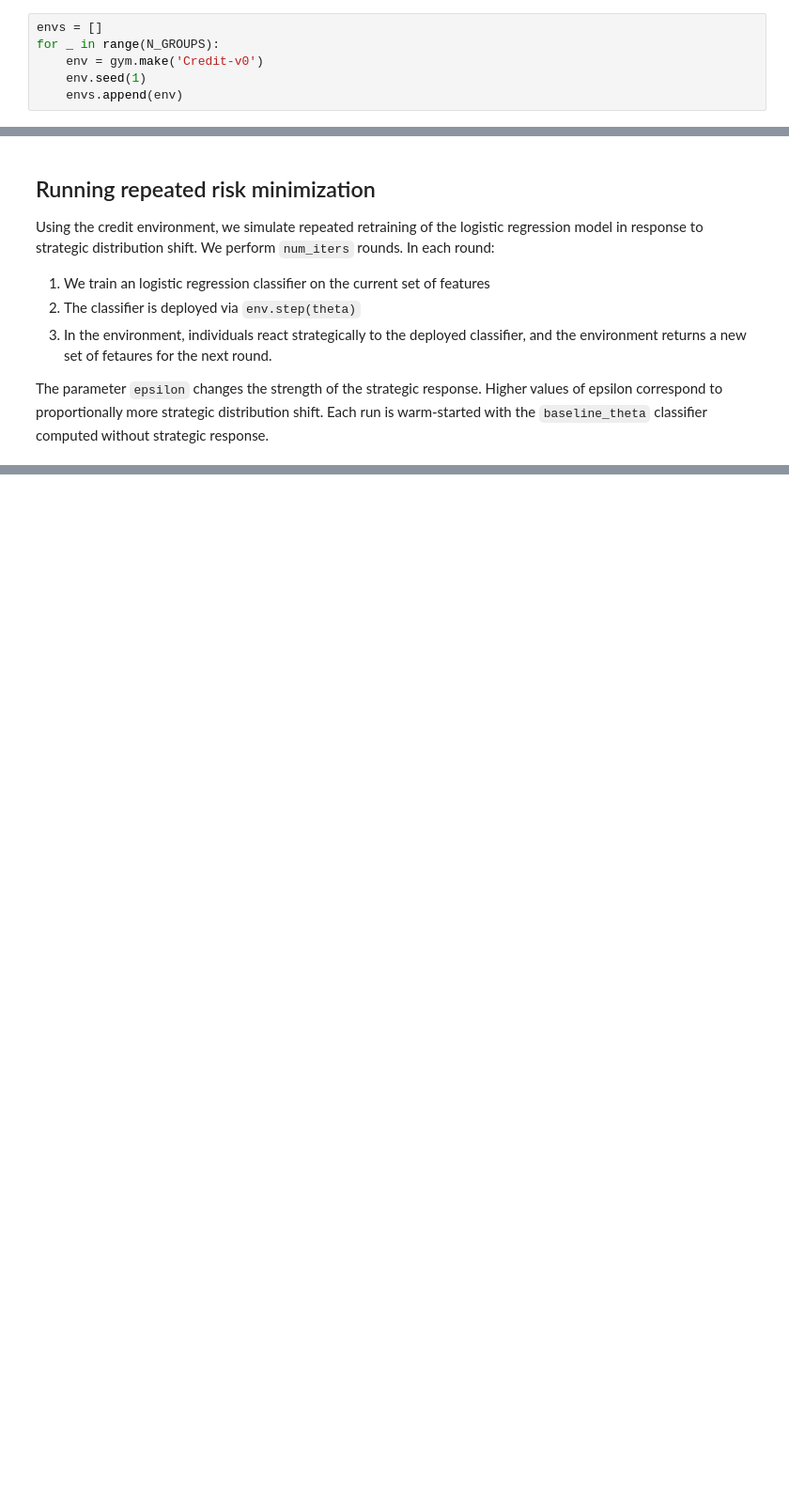
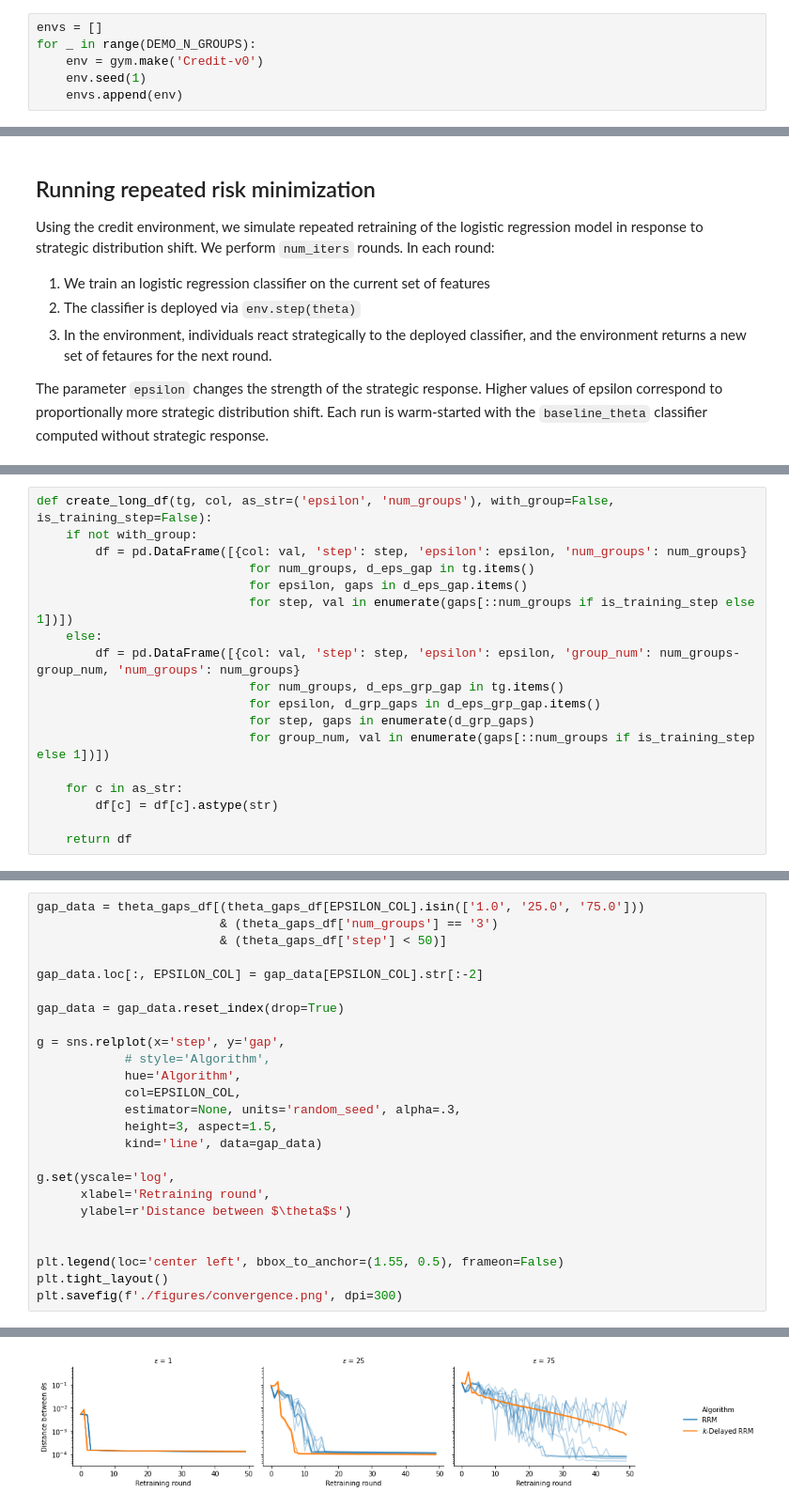
Before and after one commit to shlomihod/performative-prediction-stateful-world, a Jupyter notebook: performative_prediction-groups-respond-slowly.ipynb, the cells around one changed output, grey strips where cells are left out. Shown at 94% size. Saved outputs shown, nothing was run; the diff lists cells and outputs as text; blank space fills up the shorter version.

```diff
--- a/performative_prediction-groups-respond-slowly.ipynb
+++ b/performative_prediction-groups-respond-slowly.ipynb
@@ -24,7 +38,7 @@ N_GROUPS = 3
 We use the [credit simulator](https://whynot.readthedocs.io/en/latest/simulators.html#credit-simulator), which is a strategic classification simulator based on the Kaggle [*Give Me Some Credit* dataset](https://www.kaggle.com/c/GiveMeSomeCredit).
 # %%
 envs = []
-for _ in range(N_GROUPS):
+for _ in range(DEMO_N_GROUPS):
     env = gym.make('Credit-v0')
     env.seed(1)
     envs.append(env)
@@ -215,0 +327,18 @@ plot_acf(np.array(theta_gaps[3]));
+# %%
+def create_long_df(tg, col, as_str=('epsilon', 'num_groups'), with_group=False, is_training_step=False):
+    if not with_group:
+        df = pd.DataFrame([{col: val, 'step': step, 'epsilon': epsilon, 'num_groups': num_groups}
+                             for num_groups, d_eps_gap in tg.items()
+                             for epsilon, gaps in d_eps_gap.items()
+                             for step, val in enumerate(gaps[::num_groups if is_training_step else 1])])
+    else:
+        df = pd.DataFrame([{col: val, 'step': step, 'epsilon': epsilon, 'group_num': num_groups-group_num, 'num_groups': num_groups}
+                             for num_groups, d_eps_grp_gap in tg.items()
+                             for epsilon, d_grp_gaps in d_eps_grp_gap.items()
+                             for step, gaps in enumerate(d_grp_gaps)
+                             for group_num, val in enumerate(gaps[::num_groups if is_training_step else 1])])
+
+    for c in as_str:
+        df[c] = df[c].astype(str)
+
+    return df
@@ -215,0 +398,26 @@ plot_acf(np.array(theta_gaps[3]));
+# %%
+gap_data = theta_gaps_df[(theta_gaps_df[EPSILON_COL].isin(['1.0', '25.0', '75.0']))
+                         & (theta_gaps_df['num_groups'] == '3')
+                         & (theta_gaps_df['step'] < 50)]
+
+gap_data.loc[:, EPSILON_COL] = gap_data[EPSILON_COL].str[:-2]
+
+gap_data = gap_data.reset_index(drop=True)
+
+g = sns.relplot(x='step', y='gap',
+            # style='Algorithm',
+            hue='Algorithm',
+            col=EPSILON_COL,
+            estimator=None, units='random_seed', alpha=.3,
+            height=3, aspect=1.5,
+            kind='line', data=gap_data)
+
+g.set(yscale='log',
+      xlabel='Retraining round',
+      ylabel=r'Distance between $\theta$s')
+
+
+plt.legend(loc='center left', bbox_to_anchor=(1.55, 0.5), frameon=False)
+plt.tight_layout()
+plt.savefig(f'./figures/convergence.png', dpi=300)
+# %% [output]
@@ -215,0 +430 @@ plot_acf(np.array(theta_gaps[3]));
+[figure, added]
```
Also changed, not shown: parts of 29 cells of this notebook, 11 other files.
